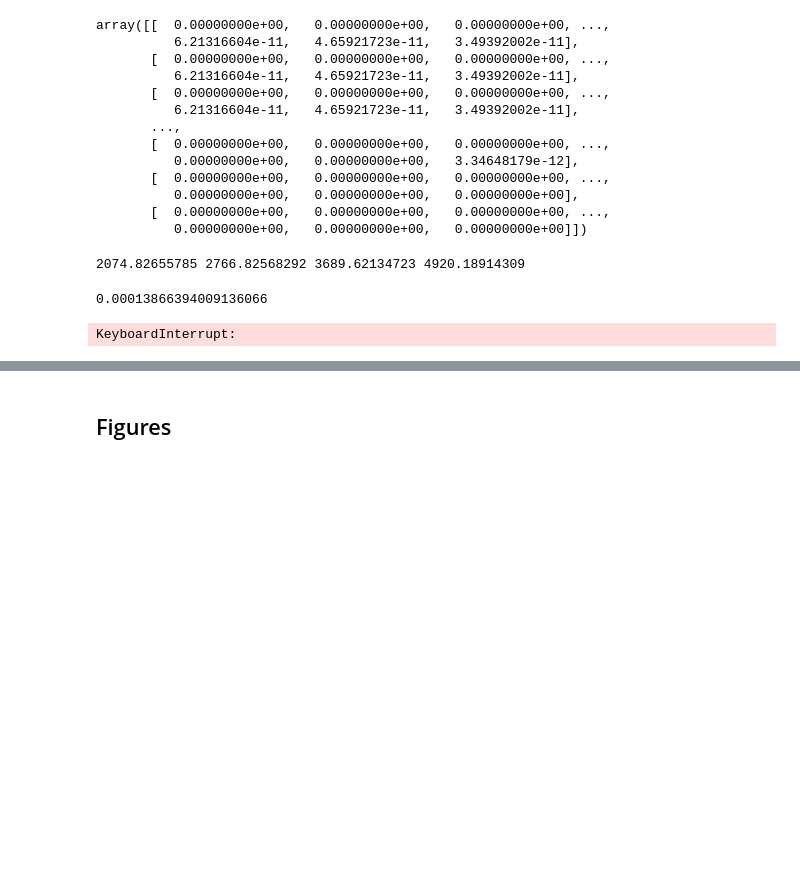
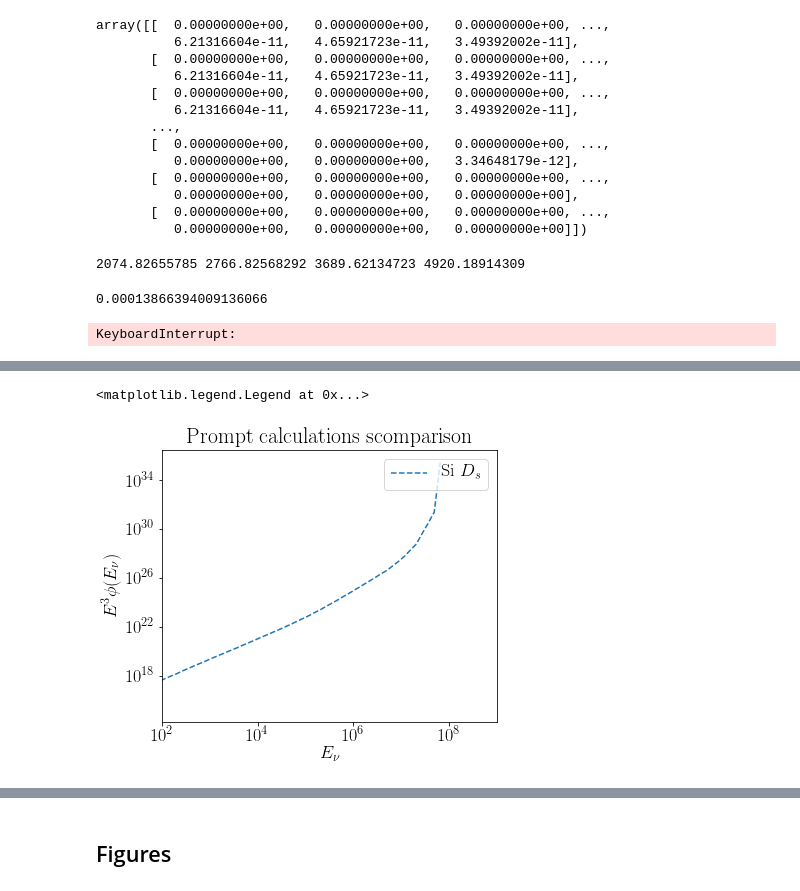
Before and after one commit to tianluyuan/nuVeto, a Jupyter notebook: a.ipynb, the cells around one changed output, grey strips where cells are left out. Cells and saved outputs as stored; diff of their text form; code cells hidden in the pictures; blank space fills up the shorter version.

```diff
--- a/a.ipynb
+++ b/a.ipynb
@@ -438,0 +528,2 @@ caca.ParticleProperties.lifetime_dict["D"] = 1.040e-12*units.sec # seconds to us
+# %%
+guy1 = GetPassingFractionPrompt(0.5); guy2 = GetPassingFractionPrompt(0.5, include_subleading=False)
@@ -438,0 +567,19 @@ caca.ParticleProperties.lifetime_dict["D"] = 1.040e-12*units.sec # seconds to us
+# %%
+plt.figure(figsize=(6,5))
+plt.title("Prompt calculations scomparison")
+plt.plot(e_grid,guy1[0], ls = "dashed", label = r"Si $D_s$")
+#plt.plot(e_grid,guy1[2]/guy2[2], ls = "dashed", label = "our integral formulae")
+#plt.plot(e_grid,caca.mceq_run.get_solution("pr_numu",0,0)/guy[2], ls = "dashed", label = "our integral formulae")
+
+plt.xlabel(r"$E_\nu$")
+plt.ylabel(r"$E^3 \phi(E_\nu) $")
+#plt.ylim(1.0e-15,5.0e-6)
+#plt.axvline(2.e6)
+plt.xlim(1.e2,1.e9)
+#plt.ylim(1.e-8,2.e-4)
+plt.semilogx()
+plt.loglog()
+plt.legend(loc = "upper right")
+# %% [output]
+<matplotlib.legend.Legend at 0x...>
+[figure, added]
```
Also changed, not shown: parts of 36 cells of this notebook, 1 other file.
